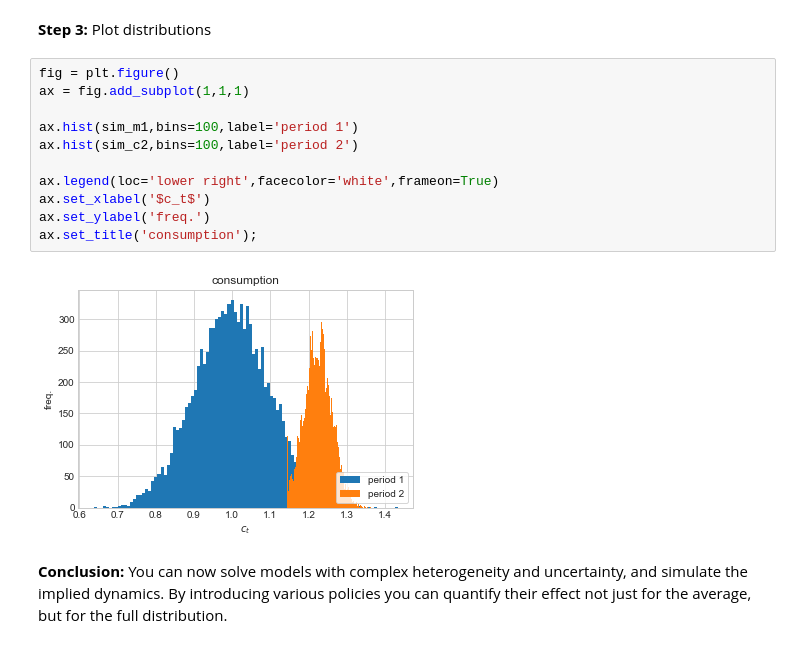
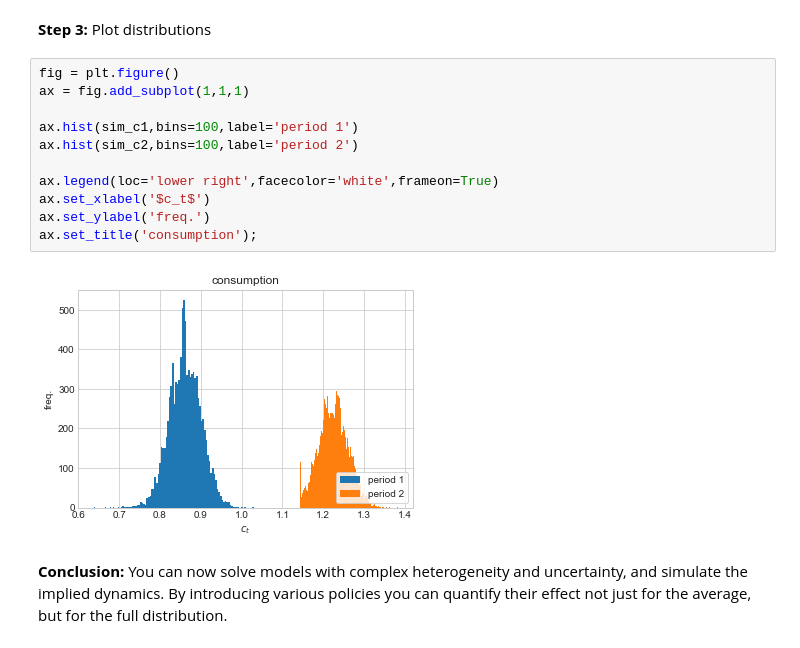
Before and after one commit to NumEconCopenhagen/lectures-2020, a Jupyter notebook: web/11/Numerical_optimization.ipynb, the cells around one changed output. Cells and saved outputs as stored; diff of their text form.

```diff
--- a/web/11/Numerical_optimization.ipynb
+++ b/web/11/Numerical_optimization.ipynb
@@ -1188,16 +1188,16 @@ sim_c2 = c2_interp(sim_m2)
 # %%
 fig = plt.figure()
 ax = fig.add_subplot(1,1,1)
 
-ax.hist(sim_m1,bins=100,label='period 1')
+ax.hist(sim_c1,bins=100,label='period 1')
 ax.hist(sim_c2,bins=100,label='period 2')
 
 ax.legend(loc='lower right',facecolor='white',frameon=True)
 ax.set_xlabel('$c_t$')
 ax.set_ylabel('freq.')
 ax.set_title('consumption');
 # %% [output]
-[figure, old version]
+[figure, new version]
 # %% [markdown]
 **Conclusion:** You can now solve models with complex heterogeneity and uncertainty, and simulate the implied dynamics. By introducing various policies you can quantify their effect not just for the average, but for the full distribution.
 # %% [markdown]
```
Also changed, not shown: parts of 1 cell of this notebook, 4 other files.
